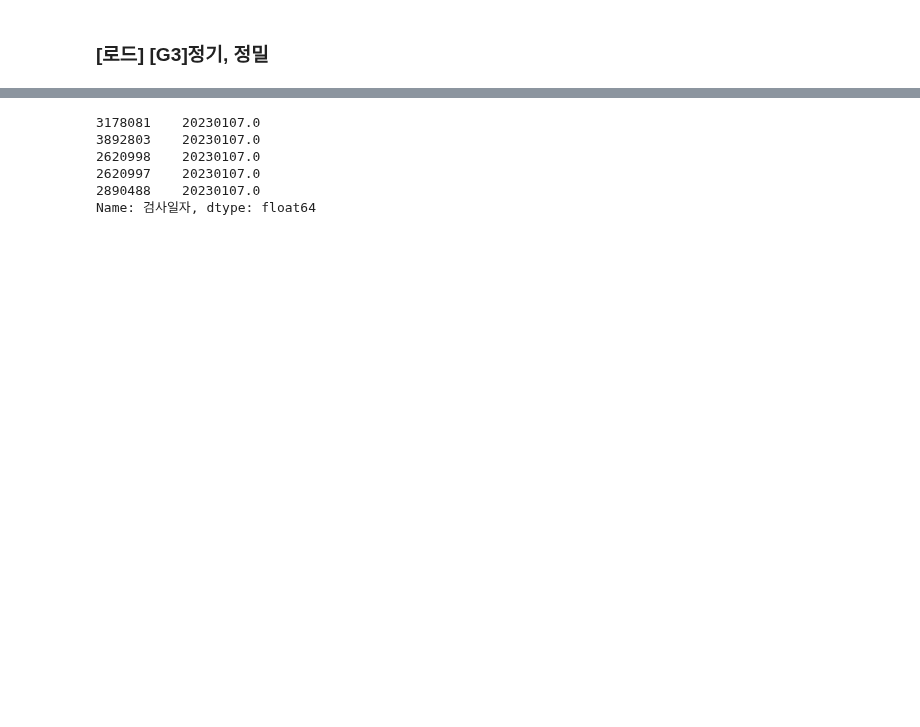
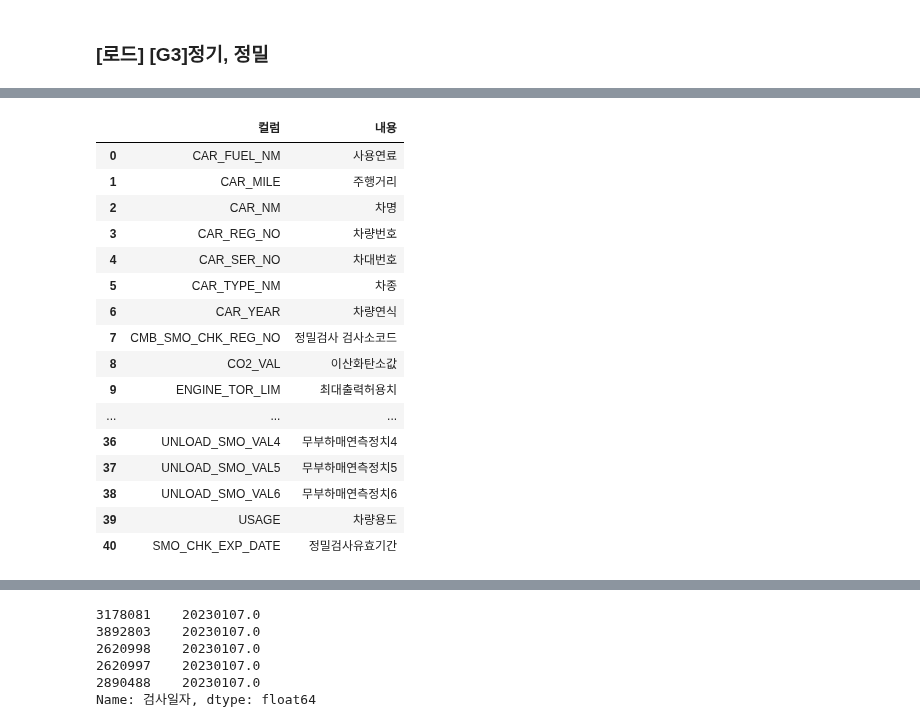
Before and after one commit to kbjung/wabotech, a Jupyter notebook: car_big_data_2/[BD1]4등급_데이터_점검.ipynb, the cells around one changed output, grey strips where cells are left out. Cells and saved outputs as stored; diff of their text form; code cells hidden in the pictures; blank space fills up the shorter version.

```diff
--- a/car_big_data_2/[BD1]4등급_데이터_점검.ipynb
+++ b/car_big_data_2/[BD1]4등급_데이터_점검.ipynb
@@ -450,0 +739,2 @@ memory usage: 4.1+ GB
+# %%
+pd.options.display.float_format = '{:.2f}'.format
@@ -450,0 +757,3 @@ memory usage: 4.1+ GB
+# %%
+file_name = 'TB_EET_HIS_ME'
+col_exc = pd.read_excel(f'analysis/ODSvsSTD/[정제]{file_name}.xlsx', sheet_name='ODS_col')
@@ -450,0 +776,21 @@ memory usage: 4.1+ GB
+# %%
+col_exc = col_exc.loc[:40]
+col_exc
+# %% [output]
+|  | 컬럼 | 내용 |
+| 0 | CAR_FUEL_NM | 사용연료 |
+| 1 | CAR_MILE | 주행거리 |
+| 2 | CAR_NM | 차명 |
+| 3 | CAR_REG_NO | 차량번호 |
+| 4 | CAR_SER_NO | 차대번호 |
+| 5 | CAR_TYPE_NM | 차종 |
+| 6 | CAR_YEAR | 차량연식 |
+| 7 | CMB_SMO_CHK_REG_NO | 정밀검사 검사소코드 |
+| 8 | CO2_VAL | 이산화탄소값 |
+| 9 | ENGINE_TOR_LIM | 최대출력허용치 |
+| ... | ... | ... |
+| 36 | UNLOAD_SMO_VAL4 | 무부하매연측정치4 |
+| 37 | UNLOAD_SMO_VAL5 | 무부하매연측정치5 |
+| 38 | UNLOAD_SMO_VAL6 | 무부하매연측정치6 |
+| 39 | USAGE | 차량용도 |
+| 40 | SMO_CHK_EXP_DATE | 정밀검사유효기간 |
```
Also changed, not shown: parts of 107 cells of this notebook.
